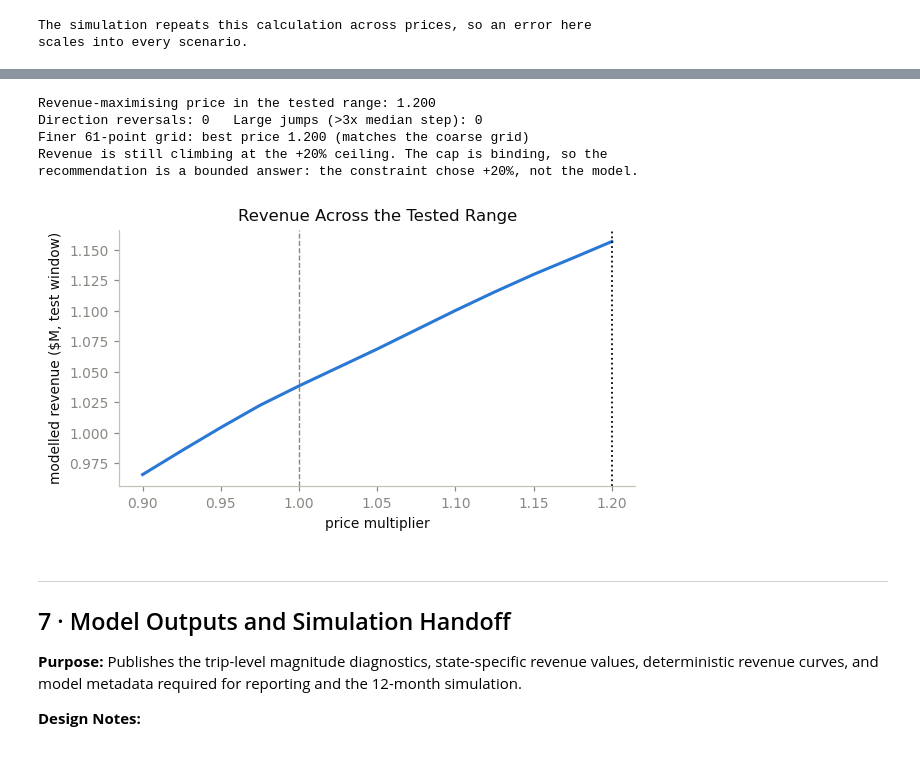
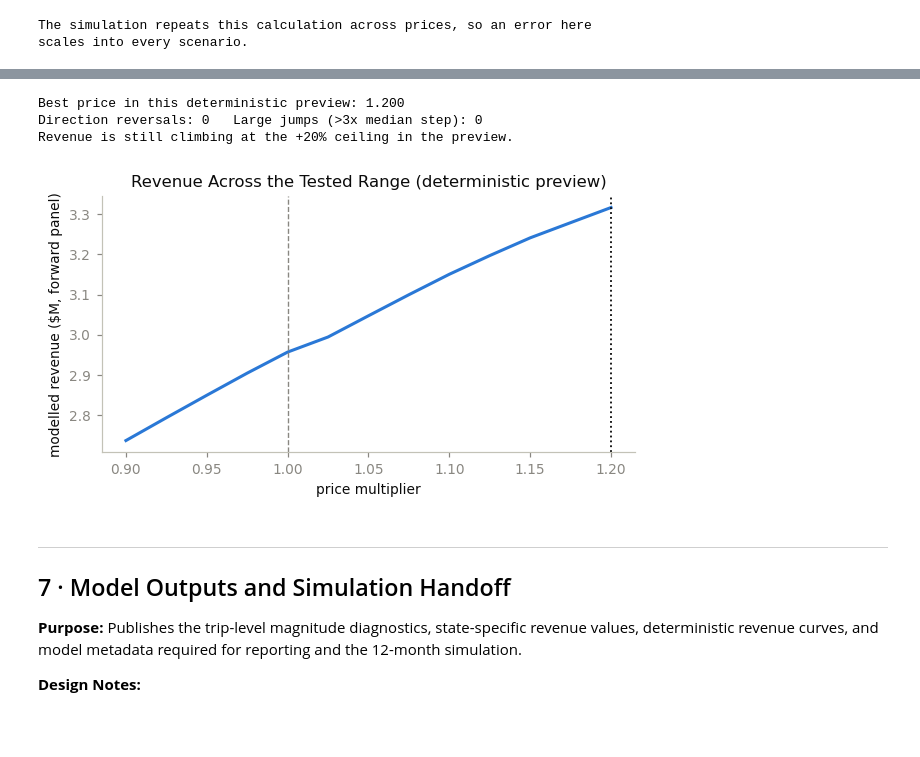
Before and after one commit to paforsey/data-science-portfolio, a Jupyter notebook: case-studies/international-roaming/international_roaming.ipynb, the cells around one changed output, grey strips where cells are left out. Saved outputs shown, nothing was run; the diff lists cells and outputs as text; code cells hidden in the pictures.

```diff
--- a/case-studies/international-roaming/international_roaming.ipynb
+++ b/case-studies/international-roaming/international_roaming.ipynb
@@ -233,29 +226,20 @@ _SORTED_CLASSES = sorted(CLASSES)
 _PERM = [CLASSES.index(c) for c in _SORTED_CLASSES]
 
 def LL(y_true, P):
-    '''log_loss with probability columns given in CLASSES order.
-
-    sklearn's log_loss expects columns in lexicographic label order and does not
-    honour `labels=` for column alignment, so the columns are permuted here.
-    '''
 
     return log_loss(y_true, P[:, _PERM], labels = _SORTED_CLASSES)
 
 def softmax(eta):
-    '''Row-wise softmax, numerically stabilized.'''
 
     e = np.exp(eta - eta.max(axis = 1, keepdims = True))
 
     return e / e.sum(axis=1, keepdims = True)
 
 def logp(p):
-    '''Log-probability: the correct scale for a multiclass price shift (see 01 s6).'''
 
     return np.log(np.clip(p, 1e-9, 1.0))
 
 def price_shift_logodds(sweep, mult, ref = 1.0):
-    '''Population log-odds shift between price `mult` and `ref`, read from a sweep table
-    (index = price multiplier, columns = CLASSES) at the nearest grid point.'''
 
     idx = sweep.index.to_numpy()
     tgt = sweep.iloc[np.argmin(np.abs(idx - mult))][CLASSES].to_numpy()
@@ -264,8 +248,6 @@ def price_shift_logodds(sweep, mult, ref = 1.0):
     return logp(tgt) - logp(base)
 
 def apply_price_shift(P0, shift, response_scale = 1.0):
-    '''Shift per-trip probabilities `P0` (n x 3, CLASSES order) by `response_scale * shift`
-    in log-probability space, renormalized.'''
 
     return softmax(logp(P0) + response_scale * shift)
 # %% [markdown]
@@ -2166,7 +2180,7 @@ $$
 # Measure Label Contamination
 # Estimated on the development period only (months 0-19); the test period is left
 # out so the simulation's depth sensitivity is not tuned on held-out data.
-dev = (tr | ca)
+dev = tr   # months 0-19 in Model 02
 truth = trips['state'].replace({'substitutes': 'null', 'leaves': 'null'})
 labelled = (trips.y == 'partial').to_numpy() & dev
 truly = labelled & (truth == 'partial').to_numpy()
@@ -2351,7 +2365,9 @@ def revenue_by_state(Xf, df, mult=1.0, depth_scale=1.0):
                         (PRICE_FIRST + PRICE_ADDL * (lines - 1)) * days * mult, 0.0)
 
     day_cov = predict_coverage(day_base, day_theta, Xf, df, mult)
-    line_cov = predict_coverage(line_base, line_theta, Xf, df, mult)
+    # line-coverage price parameters are constraint-sensitive (both pinned at bounds),
+    # so the price term is dropped: line coverage varies by trip via the tree baseline only.
+    line_cov = predict_coverage(line_base, np.zeros(2), Xf, df, mult)
     # depth_scale (the label-contamination factor) is derived from day coverage, so it
     # deepens the day channel only; the line channel is left at its fitted value.
     day_cov = np.clip(1 - depth_scale * (1 - day_cov), 0.02, 1.0)
@@ -2542,21 +2558,24 @@ Each trip’s probability vector is multiplied by its own state-revenue vector b
 # %%
 # Build Revenue Curve
-# Same identity the simulation uses: for each candidate price, shift every test trip's
-# own baseline probabilities, then multiply that trip's probability vector by its own
-# revenue vector. (Not a single population-average probability applied to every trip.)
-sweep = load('price_sweep').set_index('price_multiplier')
-scored = load('scored_trips')
-sc_te = scored[scored['slice'] == 'test'].set_index('trip_id')
-te_ids = trips.loc[te, 'trip_id']
-common = te_ids[te_ids.isin(sc_te.index)]
-mask = trips['trip_id'].isin(common).to_numpy() & te
-P0 = sc_te.loc[trips.loc[mask, 'trip_id'], [f'p_{c}' for c in CLASSES]].to_numpy()
-P0 = P0 / P0.sum(axis=1, keepdims=True)
+# Deterministic preview of the simulation: for each candidate price, take every
+# forward-panel trip's OWN state-model scenario probabilities (from sim_prob_scenarios,
+# base case) and multiply by that trip's OWN revenue vector. No population-average shift.
+psc = load('sim_prob_scenarios')
+psc = psc[psc['response_scenario'] == 'base'].copy()
+psc['price_multiplier'] = psc['price_multiplier'].round(4)
+
+fwd_mask = (trips['month'] >= trips['month'].max() - 11).to_numpy()
+fwd_ids = trips.loc[fwd_mask, 'trip_id']
+common = fwd_ids[fwd_ids.isin(psc['trip_id'].unique())]
+mask = trips['trip_id'].isin(common).to_numpy() & fwd_mask
+tid = trips.loc[mask, 'trip_id'].to_numpy()
+pcols = [f'p_{c}' for c in CLASSES]
+_pi = psc.set_index(['price_multiplier', 'trip_id']).sort_index()
 
 rows = []
 for m in GRID:
-    P = apply_price_shift(P0, price_shift_logodds(sweep, m))
-    Rv = revenue_by_state(X[mask], trips[mask], m)
+    P = _pi.loc[round(float(m), 4), pcols].reindex(tid).to_numpy()
+    Rv = revenue_by_state(X[mask], trips[mask], float(m))
     rows.append({'price_multiplier': m, 'revenue': float((Rv * P).sum())})
 
 curve = pd.DataFrame(rows).set_index('price_multiplier')
@@ -2564,30 +2583,24 @@ curve['vs_standard'] = curve['revenue'] / curve.loc[1.0, 'revenue'] - 1
 display(curve.round({'revenue': 0, 'vs_standard': 4}).rename_axis(None))
 
 best = curve['revenue'].idxmax()
-print(f'Revenue-maximising price in the tested range: {best:.3f}')
-
-# Shape checks: direction reversals and large jumps, plus a finer-grid confirmation
 _step = curve['revenue'].diff().dropna().to_numpy()
 _rev = int((_step < 0).sum())
 _jump = int((np.abs(_step) > 3 * np.median(np.abs(_step))).sum())
+print(f'Best price in this deterministic preview: {best:.3f}')
 print(f'Direction reversals: {_rev}   Large jumps (>3x median step): {_jump}')
-_fine = np.round(np.linspace(0.90, 1.20, 61), 4)
-_fr = [float((revenue_by_state(X[mask], trips[mask], m)
-              * apply_price_shift(P0, price_shift_logodds(sweep, m))).sum()) for m in _fine]
-_fbest = _fine[int(np.argmax(_fr))]
-print(f'Finer 61-point grid: best price {_fbest:.3f} '
-      f"({'matches' if abs(_fbest - best) < 1e-9 else 'differs from'} the coarse grid)")
 if best >= GRID[-1] - 1e-9:
-    print('Revenue is still climbing at the +20% ceiling. The cap is binding, so the')
-    print('recommendation is a bounded answer: the constraint chose +20%, not the model.')
+    print('Revenue is still climbing at the +20% ceiling in the preview.')
+else:
+    print(f'The preview peaks at {best:.3f}, below the +20% ceiling. The full simulation'
+          f' (Section 03) is the authoritative test of whether that turnover is real.')
 
 fig, ax = plt.subplots(figsize=(5.6, 3.2))
 ax.plot(curve.index, curve['revenue'] / 1e6, color=ACCENT, linewidth=2)
 ax.axvline(1.0, color=MUTED, linestyle='--', linewidth=0.9)
 ax.axvline(1.20, color=INK, linestyle=':', linewidth=1.2)
 ax.set_xlabel('price multiplier')
-ax.set_ylabel('modelled revenue ($M, test window)')
-ax.set_title('Revenue Across the Tested Range')
+ax.set_ylabel('modelled revenue ($M, forward panel)')
+ax.set_title('Revenue Across the Tested Range (deterministic preview)')
 plt.tight_layout()
 plt.show()
 # %% [output]
@@ -2608,9 +2621,7 @@ plt.show()
-Revenue-maximising price in the tested range: 1.200
+Best price in this deterministic preview: 1.200
 Direction reversals: 0   Large jumps (>3x median step): 0
-Finer 61-point grid: best price 1.200 (matches the coarse grid)
-Revenue is still climbing at the +20% ceiling. The cap is binding, so the
-recommendation is a bounded answer: the constraint chose +20%, not the model.
+Revenue is still climbing at the +20% ceiling in the preview.
-[figure, old version]
+[figure, new version]
 # %% [markdown]
 ---
 ## 7 · Model Outputs and Simulation Handoff
```
Also changed, not shown: parts of 26 cells of this notebook, 8 other files.
